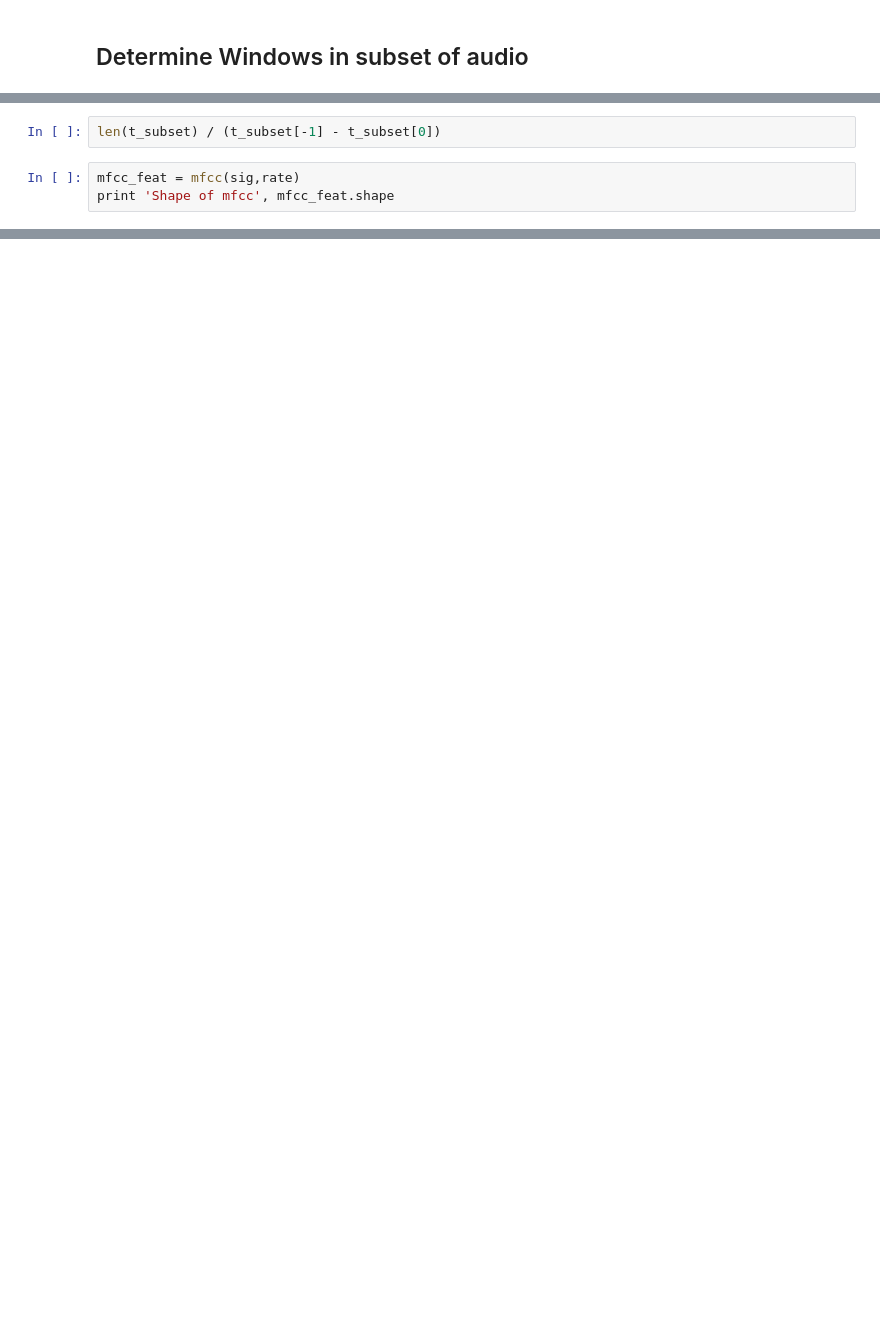
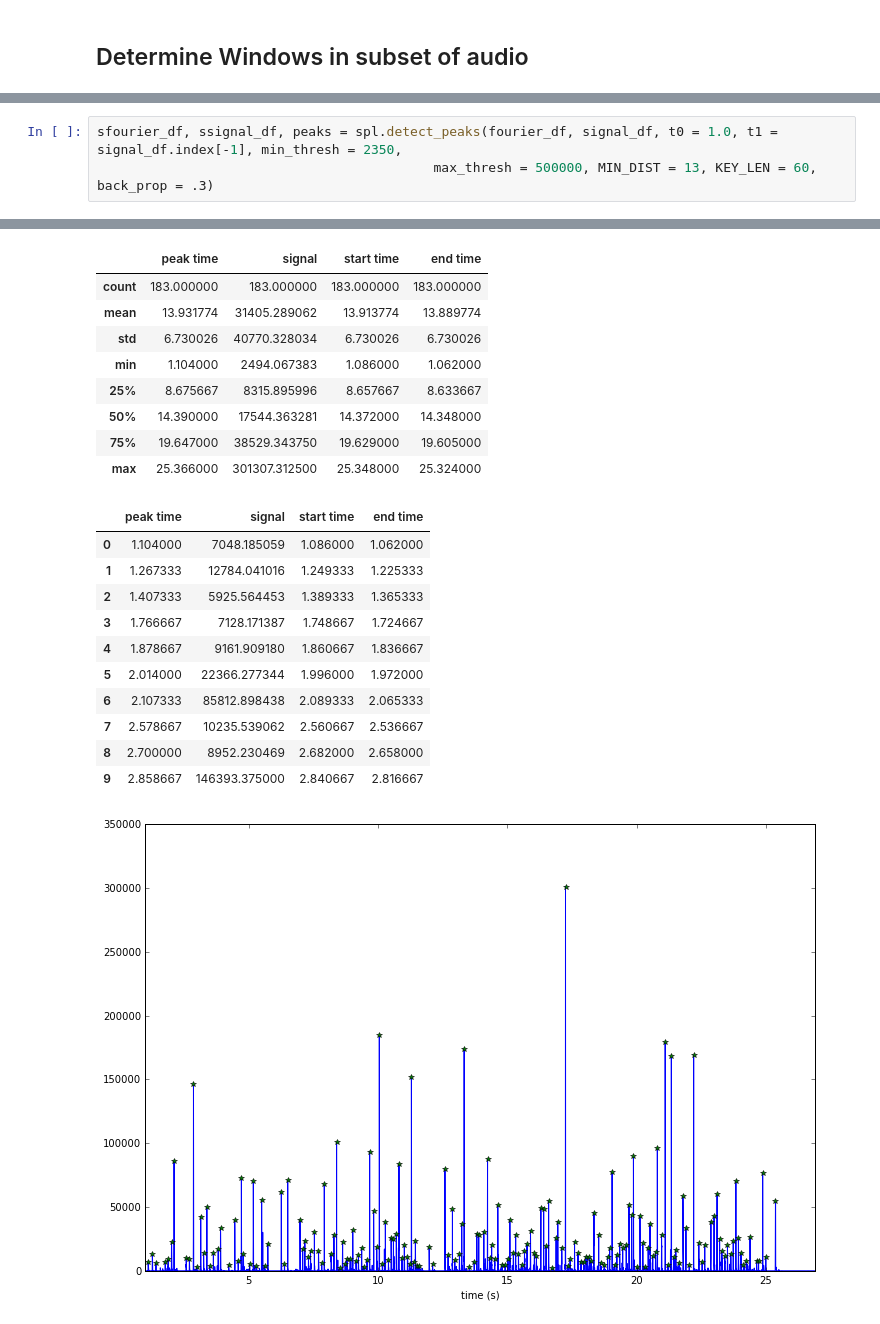
Before and after one commit to kyang01/keyboard_emanations, a Jupyter notebook: Mikes Notebook.ipynb, the cells around one changed output, grey strips where cells are left out. Saved outputs shown, nothing was run; the diff lists cells and outputs as text; blank space fills up the shorter version.

```diff
--- a/Mikes Notebook.ipynb
+++ b/Mikes Notebook.ipynb
@@ -179,5 +78,4 @@ display_animation(anim, fps = fps)
-# %%
-len(t_subset) / (t_subset[-1] - t_subset[0])
-# %%
-mfcc_feat = mfcc(sig,rate)
-print 'Shape of mfcc', mfcc_feat.shape
+# %%
+sfourier_df, ssignal_df, peaks = spl.detect_peaks(fourier_df, signal_df, t0 = 1.0, t1 = signal_df.index[-1], min_thresh = 2350,
+                                           max_thresh = 500000, MIN_DIST = 13, KEY_LEN = 60, back_prop = .3)
+# %% [output]
@@ -183,0 +85,21 @@ print 'Shape of mfcc', mfcc_feat.shape
+|  | peak time | signal | start time | end time |
+| count | 183.000000 | 183.000000 | 183.000000 | 183.000000 |
+| mean | 13.931774 | 31405.289062 | 13.913774 | 13.889774 |
+| std | 6.730026 | 40770.328034 | 6.730026 | 6.730026 |
+| min | 1.104000 | 2494.067383 | 1.086000 | 1.062000 |
+| 25% | 8.675667 | 8315.895996 | 8.657667 | 8.633667 |
+| 50% | 14.390000 | 17544.363281 | 14.372000 | 14.348000 |
+| 75% | 19.647000 | 38529.343750 | 19.629000 | 19.605000 |
+| max | 25.366000 | 301307.312500 | 25.348000 | 25.324000 |
+|  | peak time | signal | start time | end time |
+| 0 | 1.104000 | 7048.185059 | 1.086000 | 1.062000 |
+| 1 | 1.267333 | 12784.041016 | 1.249333 | 1.225333 |
+| 2 | 1.407333 | 5925.564453 | 1.389333 | 1.365333 |
+| 3 | 1.766667 | 7128.171387 | 1.748667 | 1.724667 |
+| 4 | 1.878667 | 9161.909180 | 1.860667 | 1.836667 |
+| 5 | 2.014000 | 22366.277344 | 1.996000 | 1.972000 |
+| 6 | 2.107333 | 85812.898438 | 2.089333 | 2.065333 |
+| 7 | 2.578667 | 10235.539062 | 2.560667 | 2.536667 |
+| 8 | 2.700000 | 8952.230469 | 2.682000 | 2.658000 |
+| 9 | 2.858667 | 146393.375000 | 2.840667 | 2.816667 |
+[figure, added]
```
Also changed, not shown: parts of 37 cells of this notebook, 8 other files.
